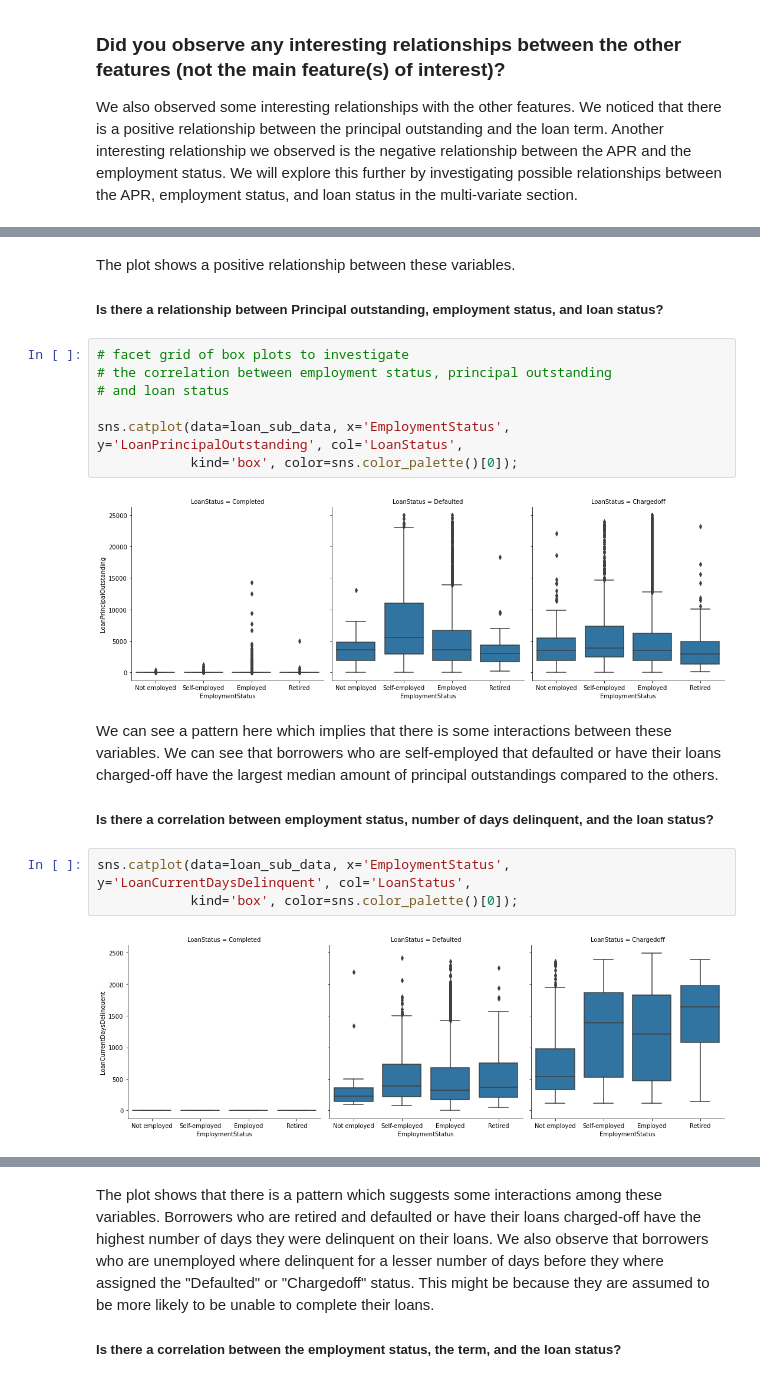
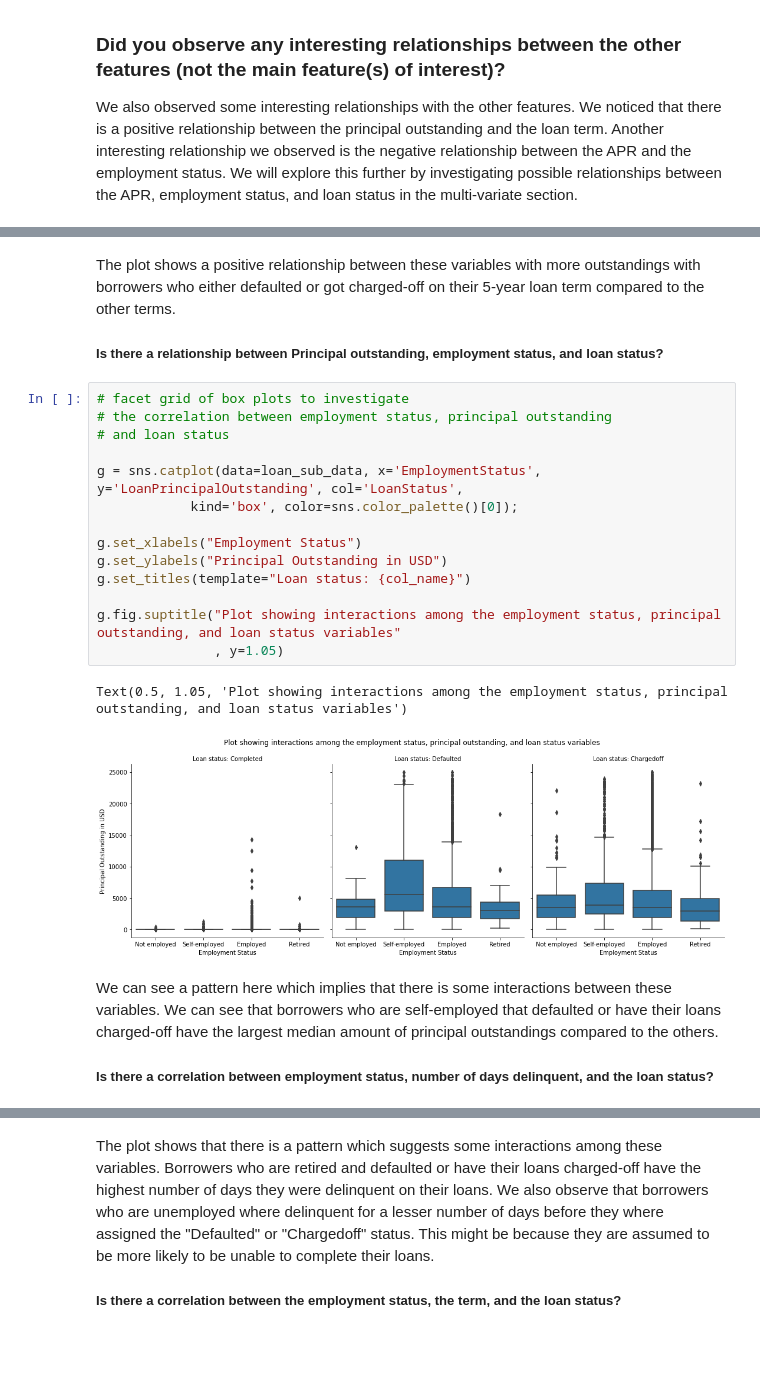
Before and after one commit to cnikoro/prosper_loan_eda, a Jupyter notebook: Part_I_exploration_template.ipynb, the cells around one changed output, grey strips where cells are left out. Cells and saved outputs as stored; diff of their text form; blank space fills up the shorter version.

```diff
--- a/Part_I_exploration_template.ipynb
+++ b/Part_I_exploration_template.ipynb
@@ -886,22 +898,25 @@ sns.catplot(data=loan_sub_data, x='Term', y='LoanPrincipalOutstanding', col='Loa
 # %% [markdown]
-The plot shows a positive relationship between these variables.
+The plot shows a positive relationship between these variables with more outstandings with borrowers who either defaulted or got charged-off on their 5-year loan term compared to the other terms.
 
 ##### Is there a relationship between Principal outstanding, employment status, and loan status?
 # %%
 # facet grid of box plots to investigate
 # the correlation between employment status, principal outstanding
 # and loan status
 
-sns.catplot(data=loan_sub_data, x='EmploymentStatus', y='LoanPrincipalOutstanding', col='LoanStatus',
+g = sns.catplot(data=loan_sub_data, x='EmploymentStatus', y='LoanPrincipalOutstanding', col='LoanStatus',
             kind='box', color=sns.color_palette()[0]);
+
+g.set_xlabels("Employment Status")
+g.set_ylabels("Principal Outstanding in USD")
+g.set_titles(template="Loan status: {col_name}")
+
+g.fig.suptitle("Plot showing interactions among the employment status, principal outstanding, and loan status variables"
+               , y=1.05)
 # %% [output]
+Text(0.5, 1.05, 'Plot showing interactions among the employment status, principal outstanding, and loan status variables')
-[figure, old version]
+[figure, new version]
 # %% [markdown]
 We can see a pattern here which implies that there is some interactions between these variables. We can see that borrowers who are self-employed that defaulted or have their loans charged-off have the largest median amount of principal outstandings compared to the others.
 
 ##### Is there a correlation between employment status, number of days delinquent, and the loan status?
-# %%
-sns.catplot(data=loan_sub_data, x='EmploymentStatus', y='LoanCurrentDaysDelinquent', col='LoanStatus',
-            kind='box', color=sns.color_palette()[0]);
-# %% [output]
-[figure, removed]
```
Also changed, not shown: parts of 27 cells of this notebook.
